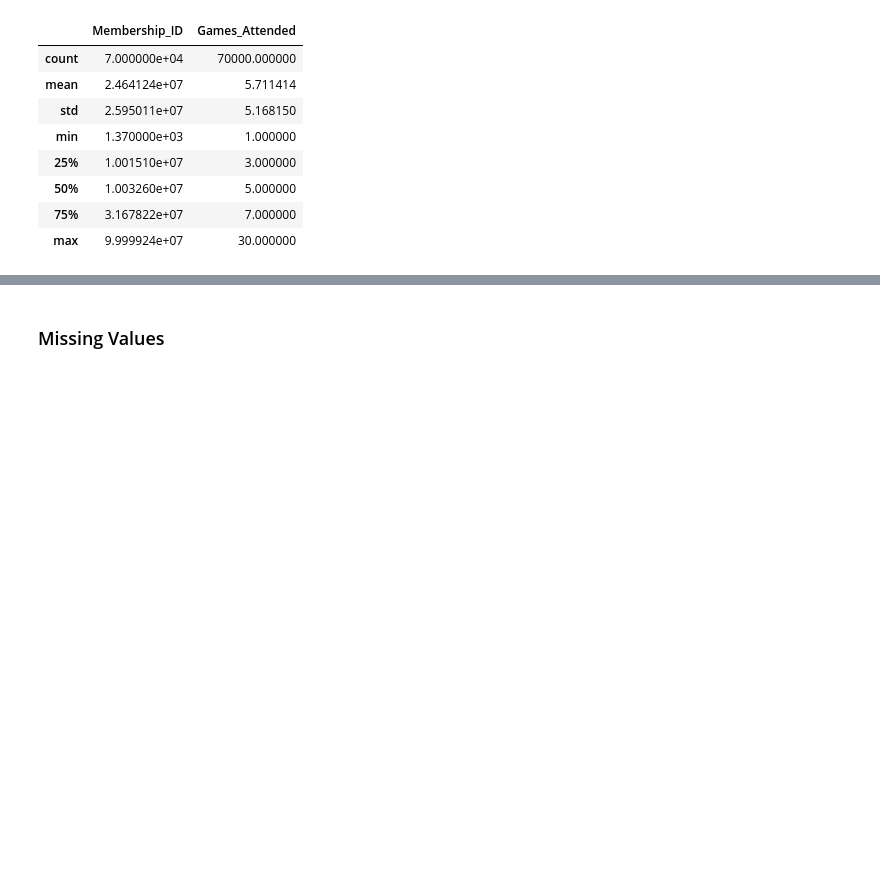
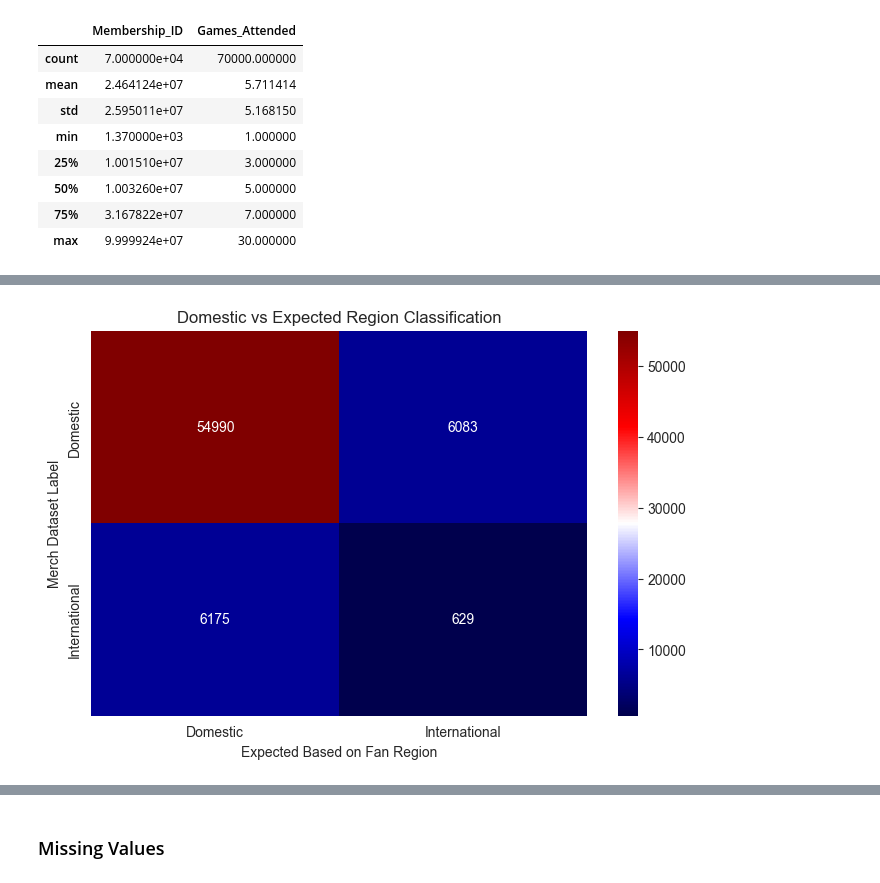
Before and after one commit to mcho04/UBC-Bolt-First-Byte-2025, a Jupyter notebook: first_byte_2025.ipynb, the cells around one changed output, grey strips where cells are left out. Drawn from its saved outputs; the diff is of its cells as text; code cells hidden in the pictures; blank space fills up the shorter version.

```diff
--- a/first_byte_2025.ipynb
+++ b/first_byte_2025.ipynb
@@ -154,0 +161,12 @@ fan_dat.describe()
+# %%
+# Merge on Member_ID
+merged = merch_dat.merge(
+    fan_dat,
+    left_on='Member_ID',
+    right_on='Membership_ID',
+    how='inner',
+    suffixes=('_merch', '_fan')
+)
+
+print(f"Merged dataset shape: {merged.shape}")
+merged.sample(10)
@@ -154,0 +186,19 @@ fan_dat.describe()
+# %%
+merged['Customer_Region_merch'] = merged['Customer_Region_merch'].str.strip().str.title()
+merged['Customer_Region_fan'] = merged['Customer_Region_fan'].str.strip().str.title()
+# %%
+domestic_regions = [
+    'Canada'
+]
+
+merged['Expected_Group'] = np.where(
+    merged['Customer_Region_fan'].isin(domestic_regions),
+    'Domestic', 'International'
+)
+
+
+merged['Region_Mismatch'] = merged['Customer_Region_merch'] != merged['Expected_Group']
+
+
+print("Total merged records:", len(merged))
+print("Total mismatches:", merged['Region_Mismatch'].sum())
@@ -154,0 +217,16 @@ fan_dat.describe()
+# %%
+region_check = (
+    merged.groupby(['Customer_Region_merch', 'Expected_Group'])
+    .size()
+    .reset_index(name='count')
+)
+
+plt.figure(figsize=(8,5))
+sns.heatmap(region_check.pivot('Customer_Region_merch','Expected_Group','count'),
+            annot=True, fmt='.0f', cmap='seismic')
+plt.title('Domestic vs Expected Region Classification')
+plt.xlabel('Expected Based on Fan Region')
+plt.ylabel('Merch Dataset Label')
+plt.show()
+# %% [output]
+[figure, added]
```
Also changed, not shown: parts of 14 cells of this notebook.
